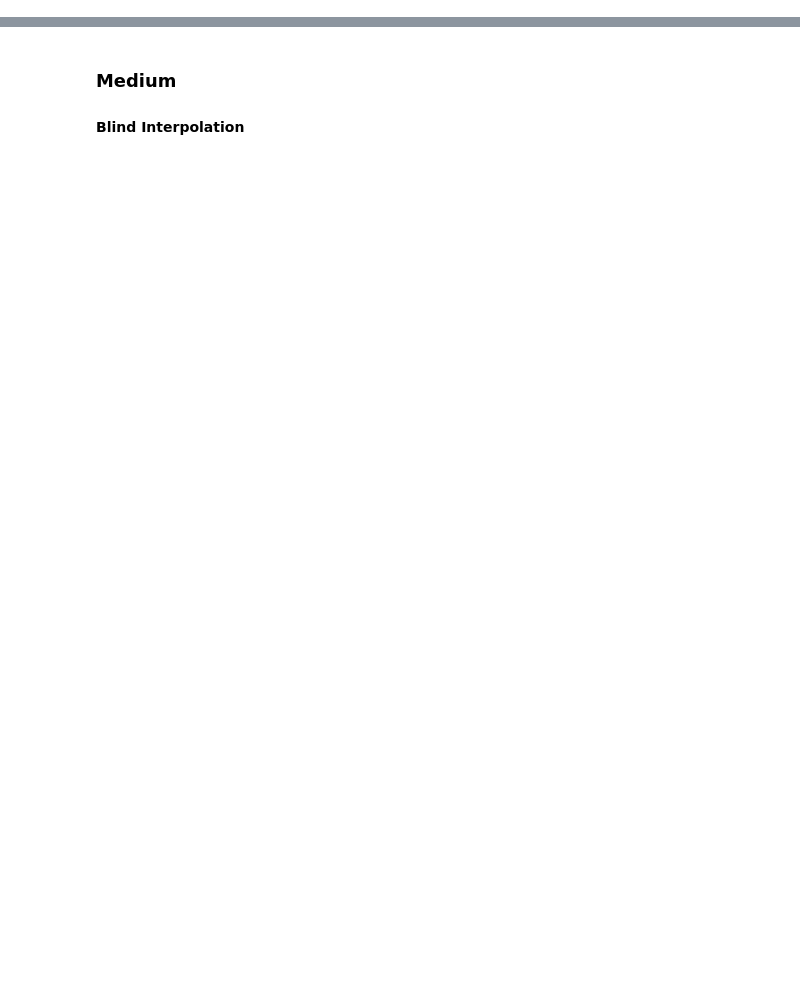
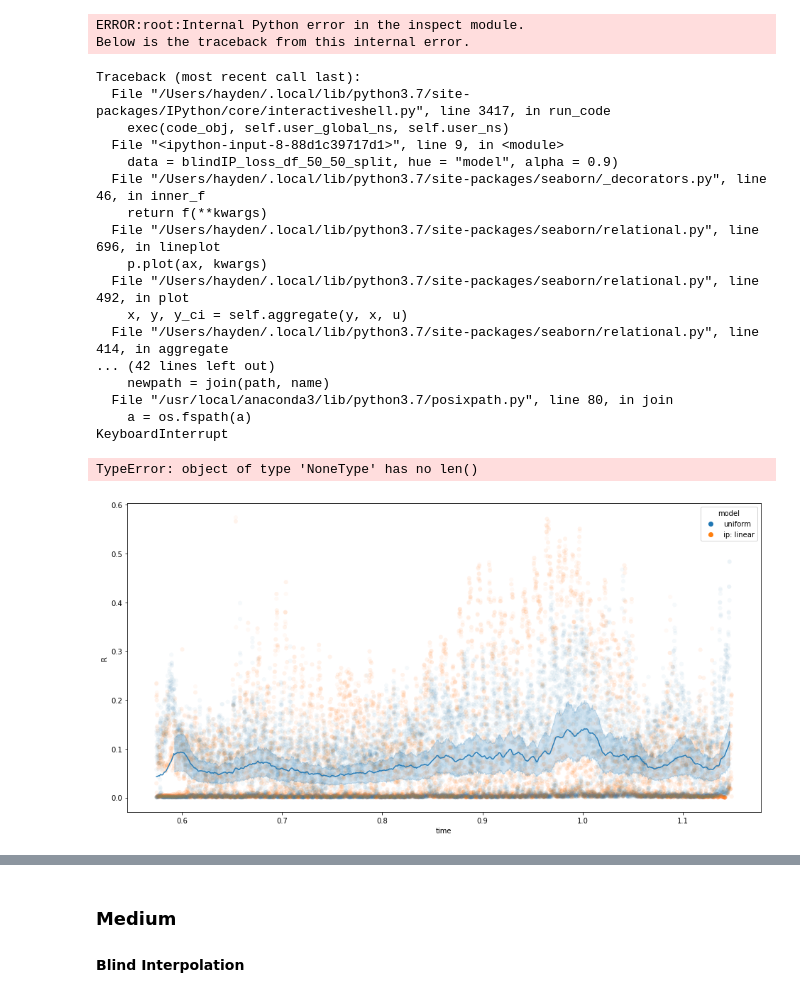
Before and after one commit to blindedjoy/Reservoir, a Jupyter notebook: MARIOS/Analysis.ipynb, the cells around one changed output, grey strips where cells are left out. Drawn from its saved outputs; the diff is of its cells as text; code cells hidden in the pictures; blank space fills up the shorter version.

```diff
--- a/MARIOS/Analysis.ipynb
+++ b/MARIOS/Analysis.ipynb
@@ -49,2 +195,34 @@ KeyError: 'ip: linear'
+# %%
+blindIP_loss_df = publish_sightIp.rDF
+plt.figure(figsize = (16,8))
+blindIP_loss_df_50_50_split = publish_sightIp.rDF[publish_sightIp.rDF.split == 0.5]
+blindIP_loss_df_50_50_split = blindIP_loss_df_50_50_split[blindIP_loss_df_50_50_split.model != "exponential"]
+#blindIP_loss_df_50_50_split[blindIP_loss_df_50_50_split.model != "exponential"] = blindIP_loss_df_50_50_split
+sns.scatterplot(x = "time", y = "R", data = blindIP_loss_df_50_50_split, hue = "model", alpha = 0.02)
+
+sns.lineplot(x = "time", y = blindIP_loss_df_50_50_split.R.rolling(50).mean(),
+             data = blindIP_loss_df_50_50_split, hue = "model", alpha = 0.9)
+# %% [output]
+ERROR:root:Internal Python error in the inspect module.
+Below is the traceback from this internal error.
+Traceback (most recent call last):
+  File "/Users/hayden/.local/lib/python3.7/site-packages/IPython/core/interactiveshell.py", line 3417, in run_code
+    exec(code_obj, self.user_global_ns, self.user_ns)
+  File "<ipython-input-8-88d1c39717d1>", line 9, in <module>
+    data = blindIP_loss_df_50_50_split, hue = "model", alpha = 0.9)
+  File "/Users/hayden/.local/lib/python3.7/site-packages/seaborn/_decorators.py", line 46, in inner_f
+    return f(**kwargs)
+  File "/Users/hayden/.local/lib/python3.7/site-packages/seaborn/relational.py", line 696, in lineplot
+    p.plot(ax, kwargs)
+  File "/Users/hayden/.local/lib/python3.7/site-packages/seaborn/relational.py", line 492, in plot
+    x, y, y_ci = self.aggregate(y, x, u)
+  File "/Users/hayden/.local/lib/python3.7/site-packages/seaborn/relational.py", line 414, in aggregate
+... (42 lines left out)
+    newpath = join(path, name)
+  File "/usr/local/anaconda3/lib/python3.7/posixpath.py", line 80, in join
+    a = os.fspath(a)
+KeyboardInterrupt
+TypeError: object of type 'NoneType' has no len()
+[figure, added]
 # %%
 publish_sightIp.kde_plots()
```
Also changed, not shown: parts of 43 cells of this notebook, 2 other files.
